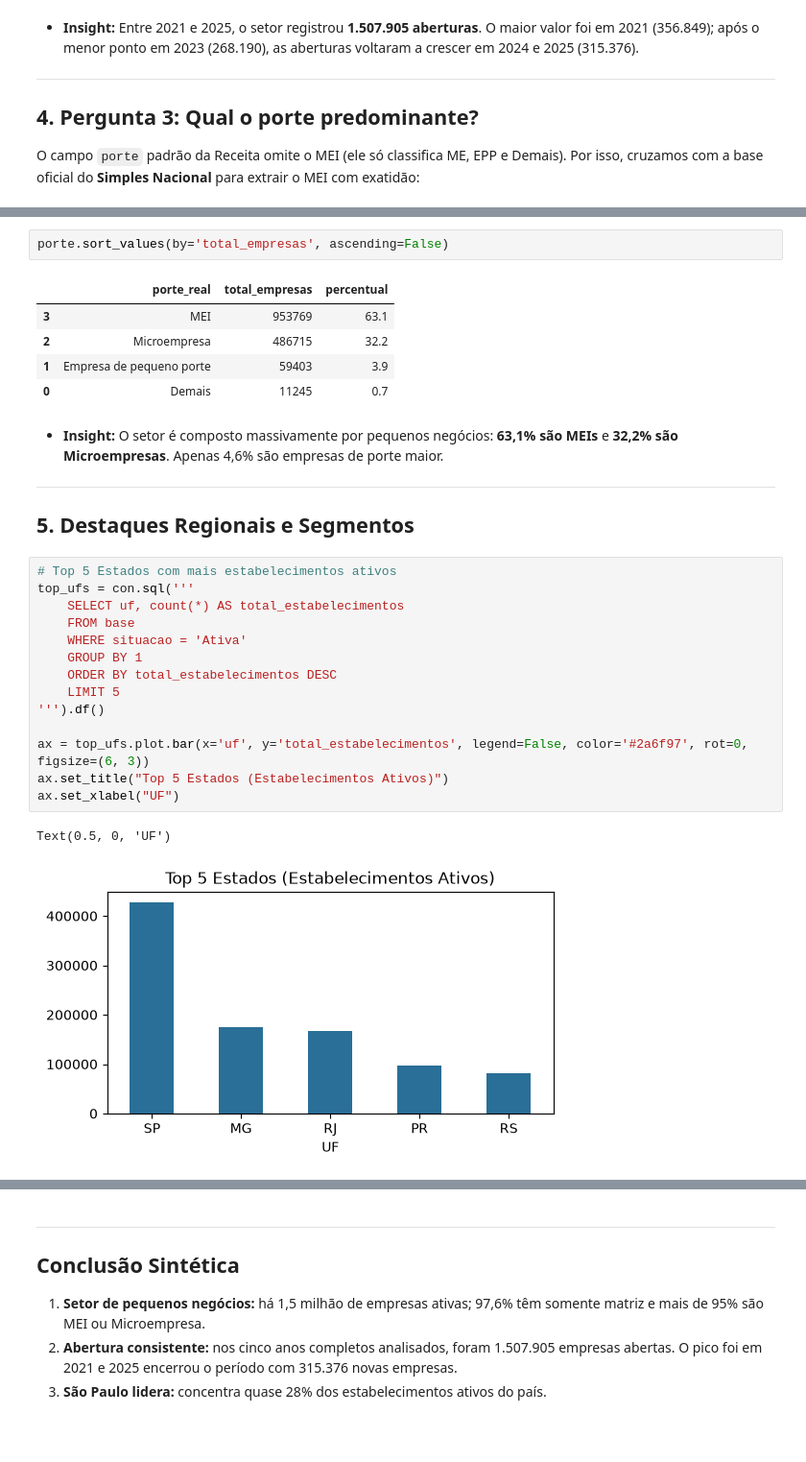
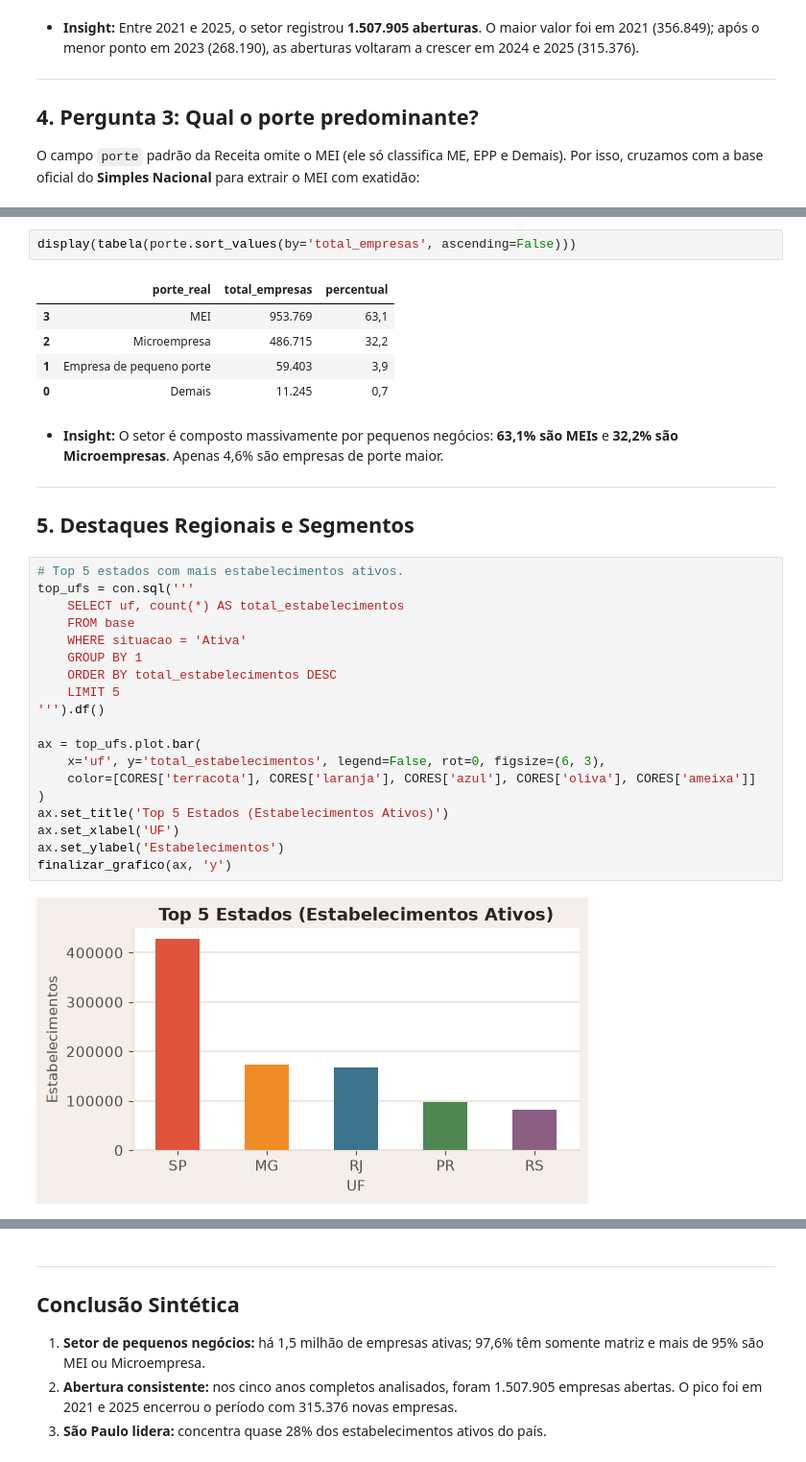
Before and after one commit to christiano-gonara/teste-abrasel-dados, a Jupyter notebook: notebooks/analise_abrasel.ipynb, the cells around one changed output, grey strips where cells are left out. Shown at 96% size. Saved outputs shown, nothing was run; the diff lists cells and outputs as text; blank space fills up the shorter version.

```diff
--- a/notebooks/analise_abrasel.ipynb
+++ b/notebooks/analise_abrasel.ipynb
@@ -151,31 +188,35 @@ Text(0, 0.5, '')
 # %%
-porte.sort_values(by='total_empresas', ascending=False)
+display(tabela(porte.sort_values(by='total_empresas', ascending=False)))
 # %% [output]
 |  | porte_real | total_empresas | percentual |
-| 3 | MEI | 953769 | 63.1 |
-| 2 | Microempresa | 486715 | 32.2 |
-| 1 | Empresa de pequeno porte | 59403 | 3.9 |
-| 0 | Demais | 11245 | 0.7 |
+| 3 | MEI | 953.769 | 63,1 |
+| 2 | Microempresa | 486.715 | 32,2 |
+| 1 | Empresa de pequeno porte | 59.403 | 3,9 |
+| 0 | Demais | 11.245 | 0,7 |
 # %% [markdown]
 * **Insight:** O setor é composto massivamente por pequenos negócios: **63,1% são MEIs** e **32,2% são Microempresas**. Apenas 4,6% são empresas de porte maior.
 
 ---
 ## 5. Destaques Regionais e Segmentos
 # %%
-# Top 5 Estados com mais estabelecimentos ativos
+# Top 5 estados com mais estabelecimentos ativos.
 top_ufs = con.sql('''
     SELECT uf, count(*) AS total_estabelecimentos
     FROM base
     WHERE situacao = 'Ativa'
     GROUP BY 1
     ORDER BY total_estabelecimentos DESC
     LIMIT 5
 ''').df()
 
-ax = top_ufs.plot.bar(x='uf', y='total_estabelecimentos', legend=False, color='#2a6f97', rot=0, figsize=(6, 3))
-ax.set_title("Top 5 Estados (Estabelecimentos Ativos)")
-ax.set_xlabel("UF")
+ax = top_ufs.plot.bar(
+    x='uf', y='total_estabelecimentos', legend=False, rot=0, figsize=(6, 3),
+    color=[CORES['terracota'], CORES['laranja'], CORES['azul'], CORES['oliva'], CORES['ameixa']]
+)
+ax.set_title('Top 5 Estados (Estabelecimentos Ativos)')
+ax.set_xlabel('UF')
+ax.set_ylabel('Estabelecimentos')
+finalizar_grafico(ax, 'y')
 # %% [output]
-Text(0.5, 0, 'UF')
-[figure, old version]
+[figure, new version]
 # %%
```
Also changed, not shown: parts of 7 cells of this notebook, 1 other file.
